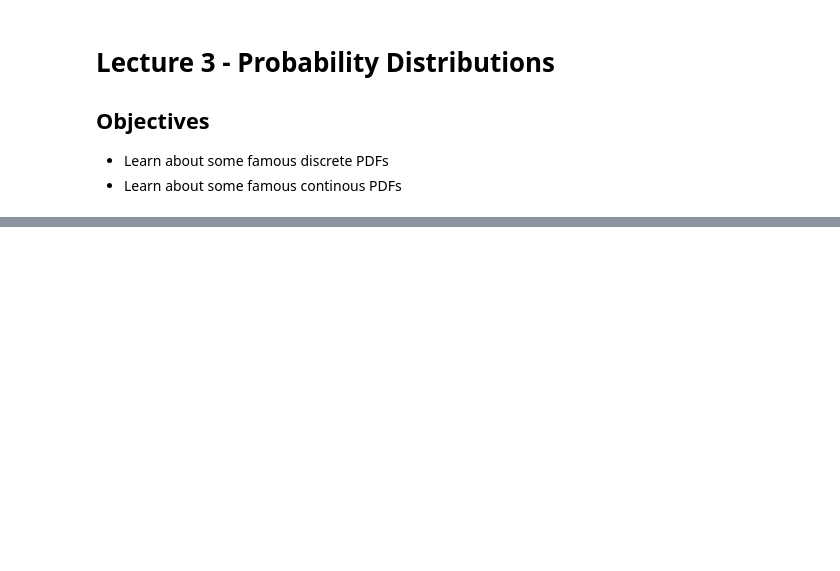
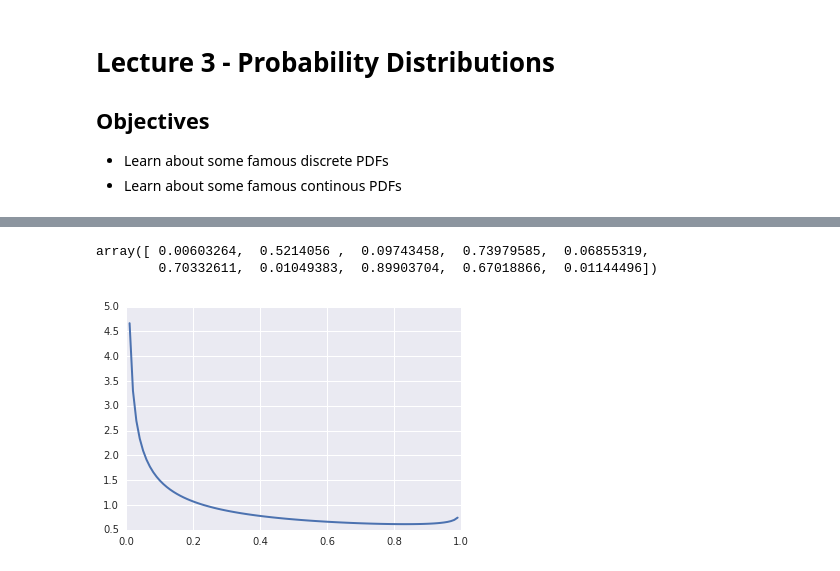
Before and after one commit to nawalgao/uq-course, a Jupyter notebook: lectures/lec_03.ipynb, the cells around one changed output, grey strips where cells are left out. Cells and saved outputs as stored; diff of their text form; code cells hidden in the pictures; blank space fills up the shorter version.

```diff
--- a/lectures/lec_03.ipynb
+++ b/lectures/lec_03.ipynb
@@ -45,0 +203,14 @@ X = st.norm(loc=0.5, scale=2.)
+# %%
+X = st.beta(0.5, 0.9)
+X.rvs(10)
+# %% [output]
+array([ 0.00603264,  0.5214056 ,  0.09743458,  0.73979585,  0.06855319,
+        0.70332611,  0.01049383,  0.89903704,  0.67018866,  0.01144496])
+# %%
+def visualize_beta(a=0.5, b=0.9):
+    X = st.beta(a, b)
+    x = np.linspace(0, 1, 100)
+    plt.plot(x, X.pdf(x), lw=2)
+interactive(visualize_beta, a=(0.001, 100., 0.1), b=(0.001, 100., 0.1))
+# %% [output]
+[figure, added]
```
Also changed, not shown: parts of 46 cells of this notebook, 3 other files.
